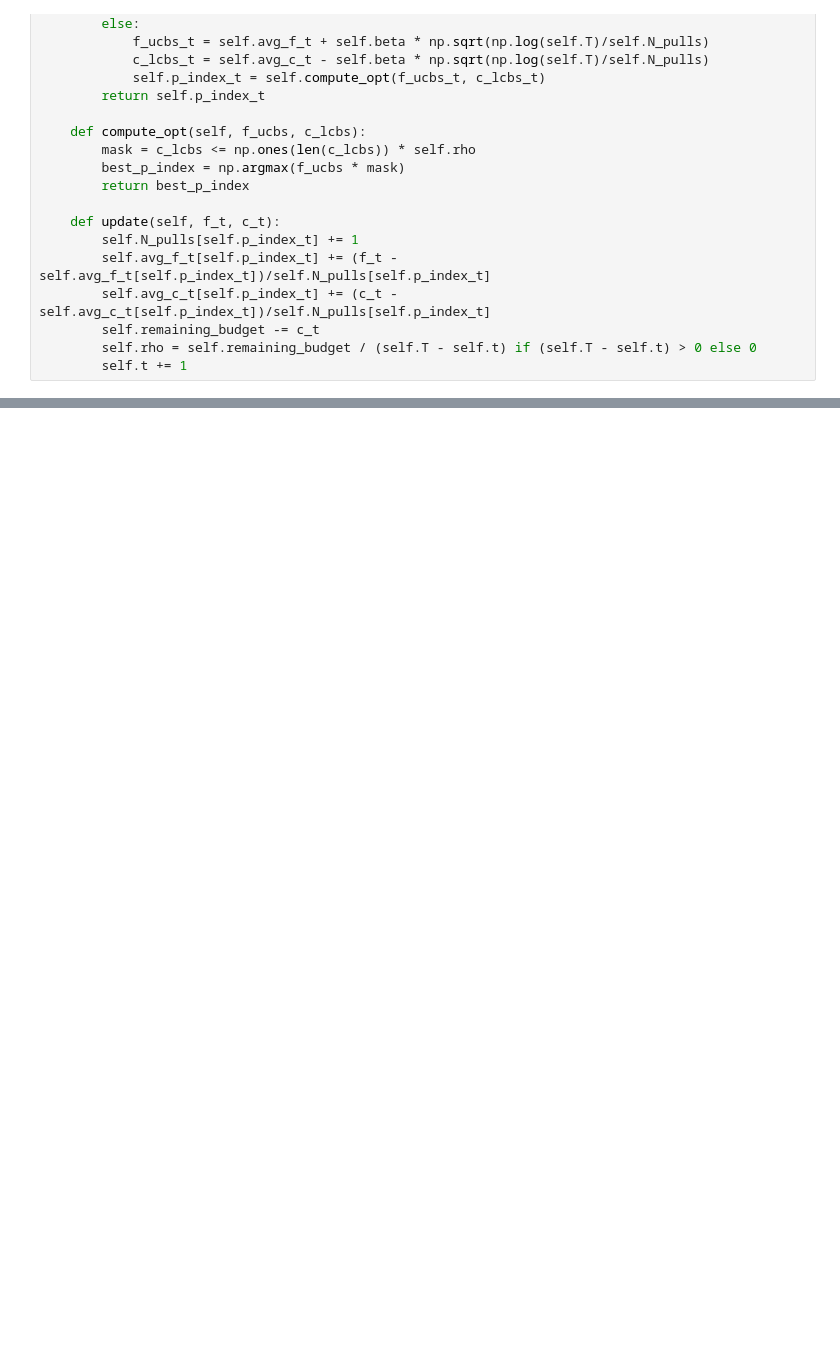
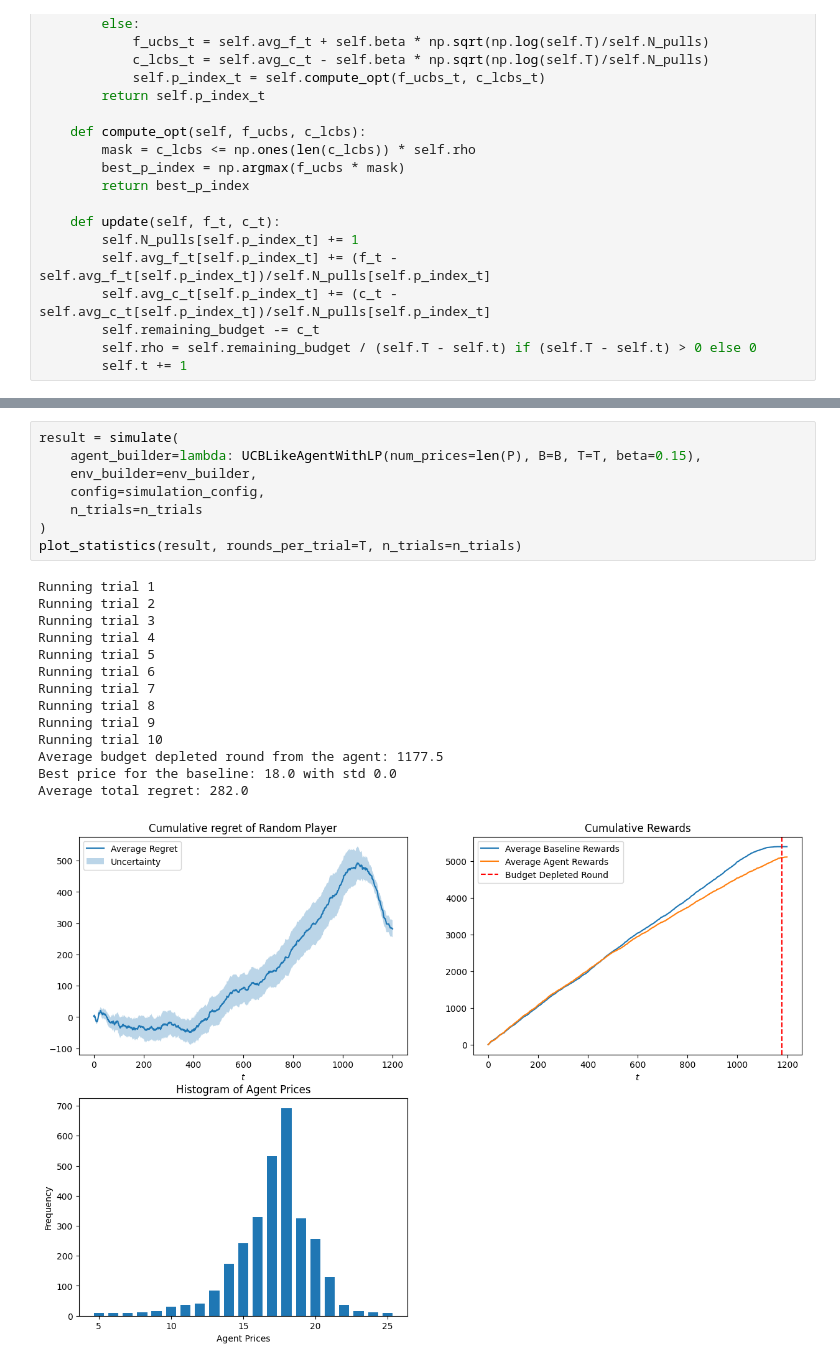
Before and after one commit to ValerioCeccarelli/Multi-Armed-Pirate, a Jupyter notebook: req1.ipynb, the cells around one changed output, grey strips where cells are left out. Cells and saved outputs as stored; diff of their text form; blank space fills up the shorter version.

```diff
--- a/req1.ipynb
+++ b/req1.ipynb
@@ -256,0 +360,23 @@ Best price: 17.368 with std 0.7117415261174522
+# %%
+result = simulate(
+    agent_builder=lambda: UCBLikeAgentWithLP(num_prices=len(P), B=B, T=T, beta=0.15),
+    env_builder=env_builder,
+    config=simulation_config,
+    n_trials=n_trials
+)
+plot_statistics(result, rounds_per_trial=T, n_trials=n_trials)
+# %% [output]
+Running trial 1
+Running trial 2
+Running trial 3
+Running trial 4
+Running trial 5
+Running trial 6
+Running trial 7
+Running trial 8
+Running trial 9
+Running trial 10
+Average budget depleted round from the agent: 1177.5
+Best price for the baseline: 18.0 with std 0.0
+Average total regret: 282.0
+[figure, added]
```
Also changed, not shown: parts of 6 cells of this notebook.
